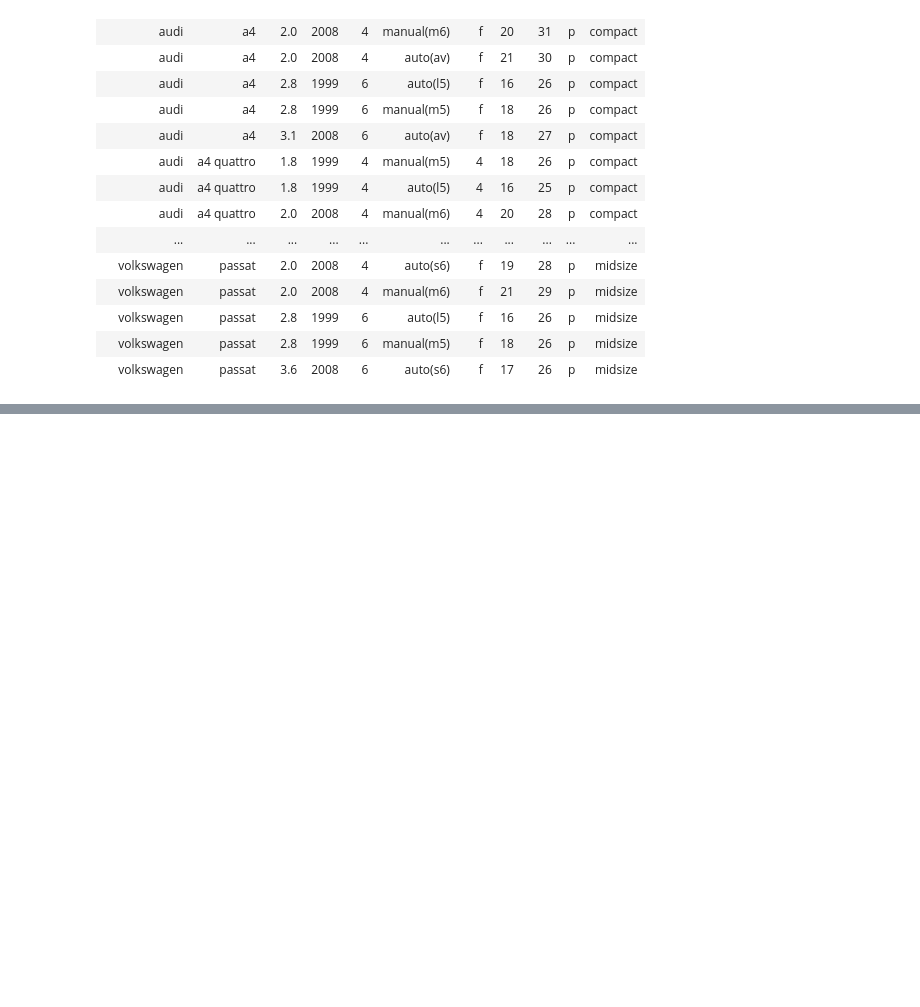
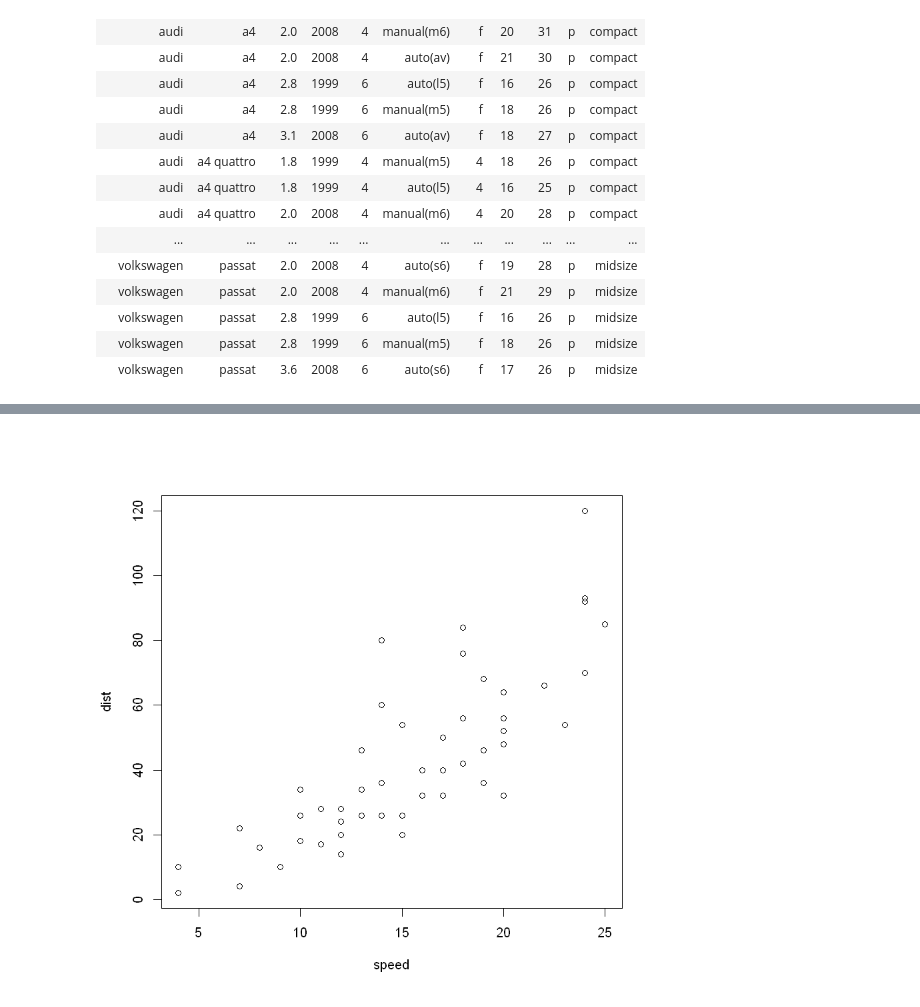
Before and after one commit to Diegocanales1/Series-de-Tiempo, a Jupyter notebook: Intro a R.ipynb, the cells around one changed output, grey strips where cells are left out. Cells and saved outputs as stored; diff of their text form; code cells hidden in the pictures; blank space fills up the shorter version.

```diff
--- a/Intro a R.ipynb
+++ b/Intro a R.ipynb
@@ -281,0 +390,4 @@ mpg
+# %%
+plot(cars)
+# %% [output]
+[figure, added]
```
Also changed, not shown: parts of 13 cells of this notebook.
